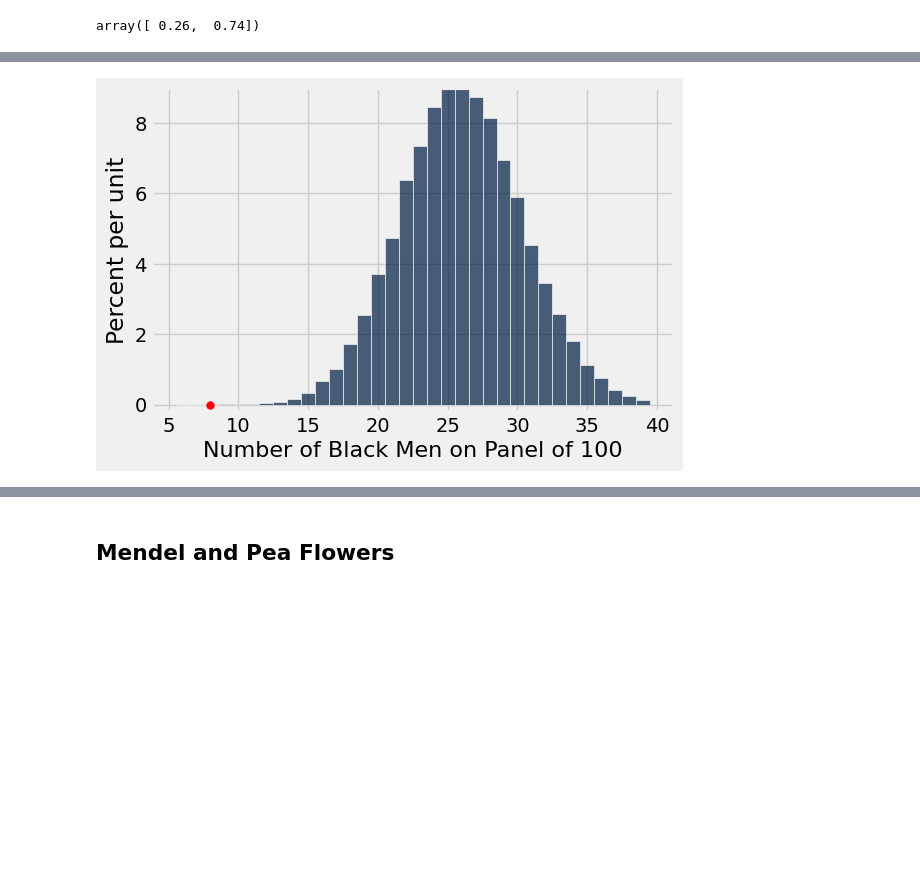
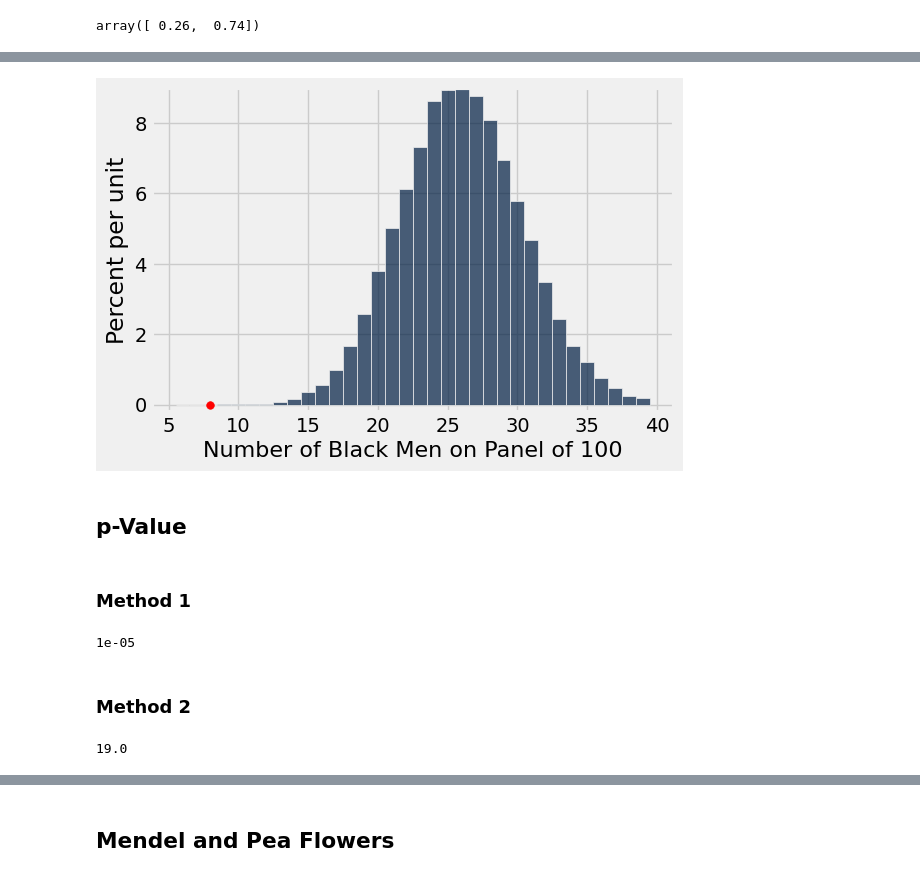
Before and after one commit to austinmohrnwu/24-fall-intro, a Jupyter notebook: lec16/lec16.ipynb, the cells around one changed output, grey strips where cells are left out. Drawn from its saved outputs; the diff is of its cells as text; code cells hidden in the pictures; blank space fills up the shorter version.

Commit message:
added p-value example

```diff
--- a/lec16/lec16.ipynb
+++ b/lec16/lec16.ipynb
@@ -71,16 +71,40 @@ panel_number()
 # %%
 panels = make_array()
+repetitions = 100000
 
-for i in np.arange(100000):
+
+for i in np.arange(repetitions):
     new_panel = panel_number()
     panels = np.append(panels, new_panel)
 # %%
-Table().with_column(
+panels_table = Table().with_column(
     'Number of Black Men on Panel of 100', panels
-).hist(bins=np.arange(5.5,40.))
+)
+
+panels_table.hist(bins=np.arange(5.5,40.))
 
 # Plotting details; ignore this code
 plots.ylim(-0.002, 0.09)
 plots.scatter(8, 0, color='red', s=30);
 # %% [output]
-[figure, old version]
+[figure, new version]
+# %% [markdown]
+## p-Value ##
+# %% [markdown]
+### Method 1 ###
+# %%
+# (1) Calculate the p-value: simulation area beyond observed value
+observed_statistic = 8
+np.count_nonzero( panels <= observed_statistic) / repetitions
+# (2) See if this is less than 5%
+# %% [output]
+1e-05
+# %% [markdown]
+### Method 2 ###
+# %%
+# (1) Find simulated value corresponding to 5% of 50,000 = 2500
+five_percent_of_entries = int(0.05 * panels_table.num_rows)
+five_percent_point = panels_table.sort(0).column(0).item(five_percent_of_entries)
+five_percent_point
+# %% [output]
+19.0
```
Also changed, not shown: parts of 11 cells of this notebook.
